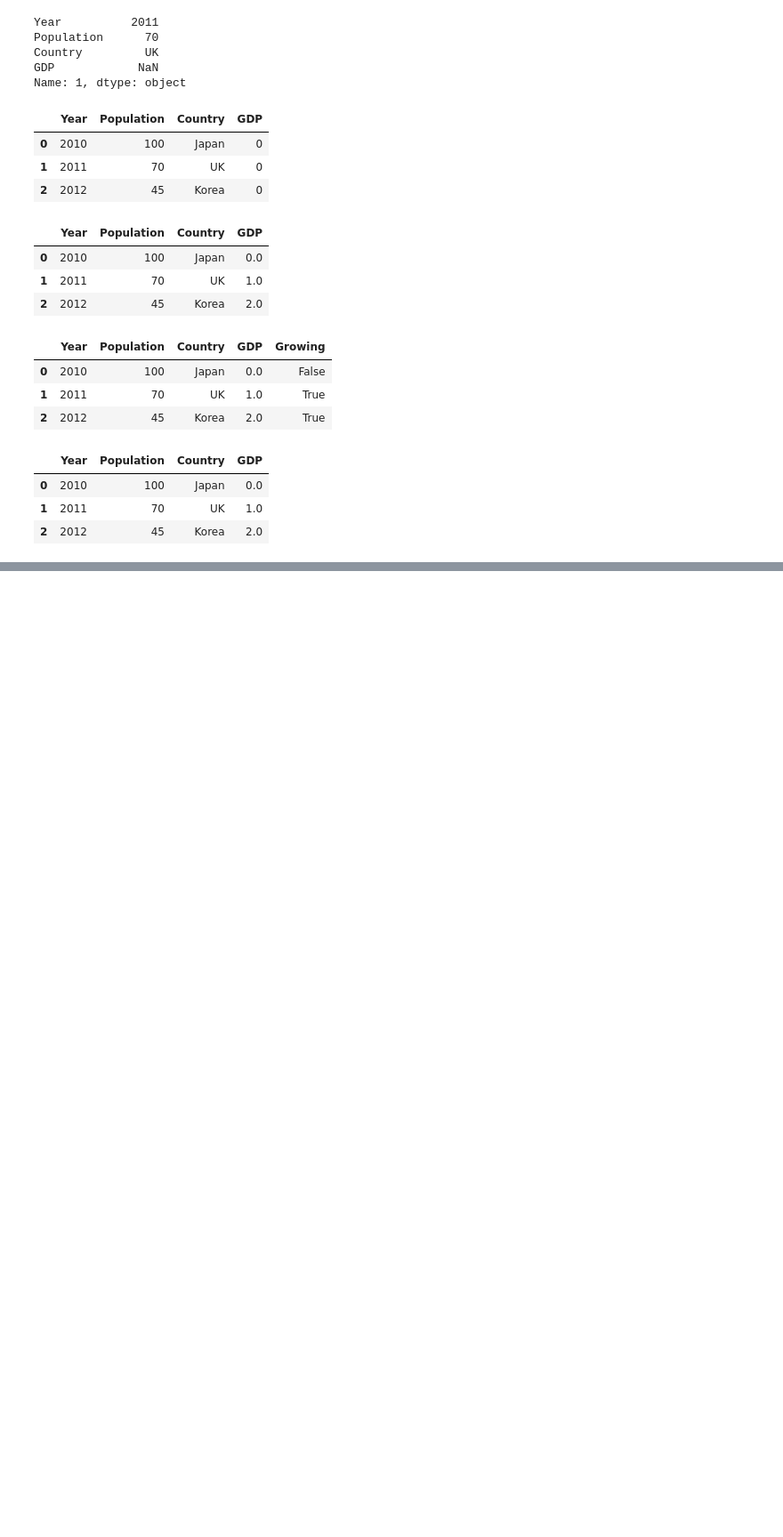
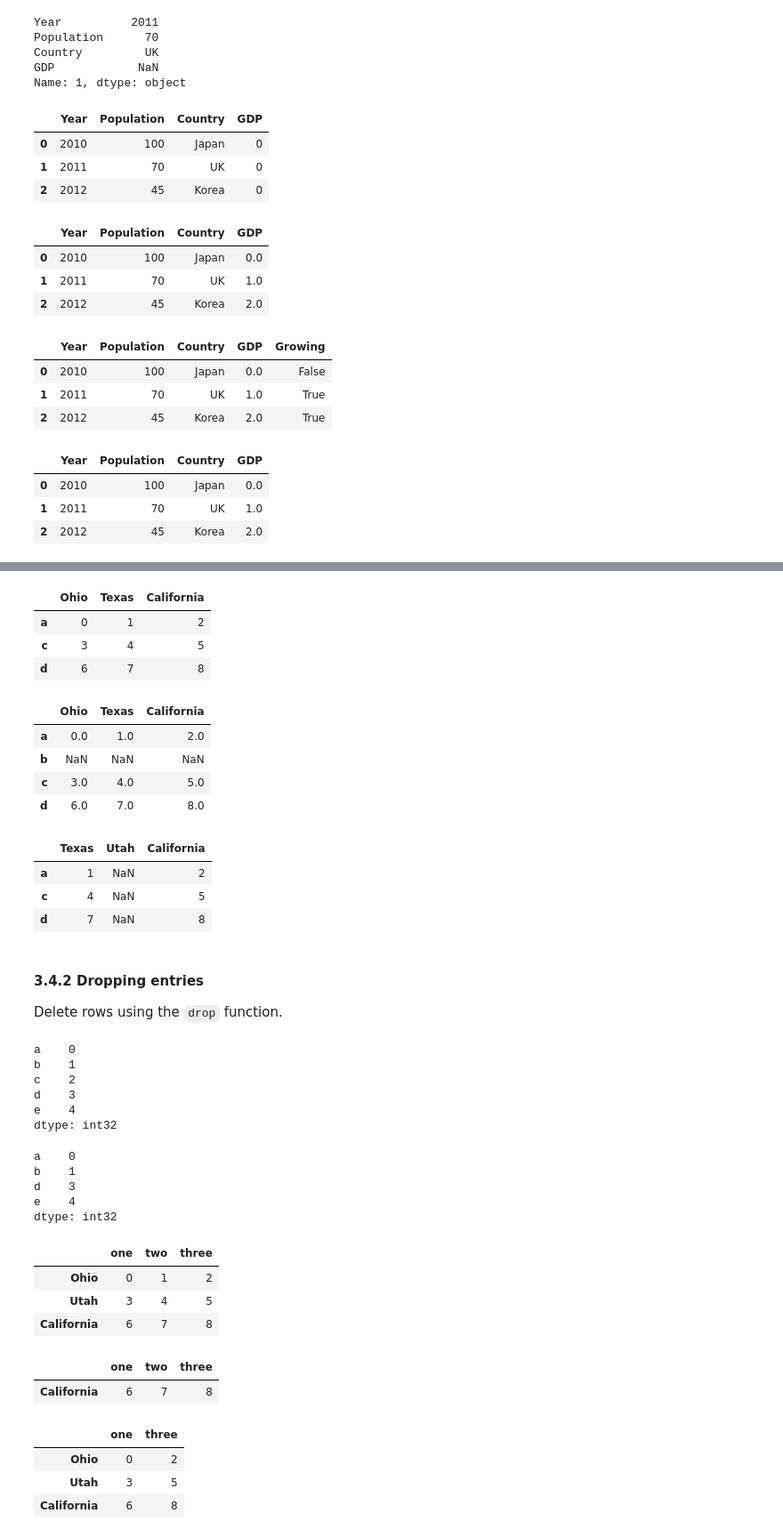
Before and after one commit to pekoto-zz/MyJupyterNotes, a Jupyter notebook: Python for Data Analysis.ipynb, the cells around one changed output, grey strips where cells are left out. Shown at 89% size. Cells and saved outputs as stored; diff of their text form; code cells hidden in the pictures; blank space fills up the shorter version.

```diff
--- a/Python for Data Analysis.ipynb
+++ b/Python for Data Analysis.ipynb
@@ -1628,0 +1755,71 @@ frame
+# %%
+# DataFrame reindexing can alter the rows (index), columns, or both
+frame = pd.DataFrame(np.arange(9).reshape((3,3)), index=["a", "c", "d"], columns=["Ohio", "Texas", "California"])
+
+frame
+# %% [output]
+|  | Ohio | Texas | California |
+| a | 0 | 1 | 2 |
+| c | 3 | 4 | 5 |
+| d | 6 | 7 | 8 |
+# %%
+# When passed a sequence, it reindexes the rows
+frame.reindex(["a", "b", "c", "d"])
+# %% [output]
+|  | Ohio | Texas | California |
+| a | 0.0 | 1.0 | 2.0 |
+| b | NaN | NaN | NaN |
+| c | 3.0 | 4.0 | 5.0 |
+| d | 6.0 | 7.0 | 8.0 |
+# %%
+# Use the columns parameter to reindex the columns
+frame.reindex(columns=["Texas", "Utah", "California"])
+# %% [output]
+|  | Texas | Utah | California |
+| a | 1 | NaN | 2 |
+| c | 4 | NaN | 5 |
+| d | 7 | NaN | 8 |
+# %% [markdown]
+#### 3.4.2 Dropping entries
+Delete rows using the `drop` function.
+# %%
+frame = pd.Series(np.arange(5), index=['a', 'b', 'c', 'd', 'e'])
+frame
+# %% [output]
+a    0
+b    1
+c    2
+d    3
+e    4
+dtype: int32
+# %%
+frame.drop('c')
+# %% [output]
+a    0
+b    1
+d    3
+e    4
+dtype: int32
+# %%
+# DataFrame can drop rows or columns
+data = pd.DataFrame(np.arange(9).reshape((3, 3)), index=['Ohio', 'Utah', 'California'], columns=['one', 'two', 'three'])
+
+data
+# %% [output]
+|  | one | two | three |
+| Ohio | 0 | 1 | 2 |
+| Utah | 3 | 4 | 5 |
+| California | 6 | 7 | 8 |
+# %%
+data.drop(['Ohio', 'Utah'])
+# %% [output]
+|  | one | two | three |
+| California | 6 | 7 | 8 |
+# %%
+# axis=1 and axis='columns' can both be used to drop columns
+data.drop('two', axis=1)
+# %% [output]
+|  | one | three |
+| Ohio | 0 | 2 |
+| Utah | 3 | 5 |
+| California | 6 | 8 |
```
Also changed, not shown: parts of 45 cells of this notebook.
